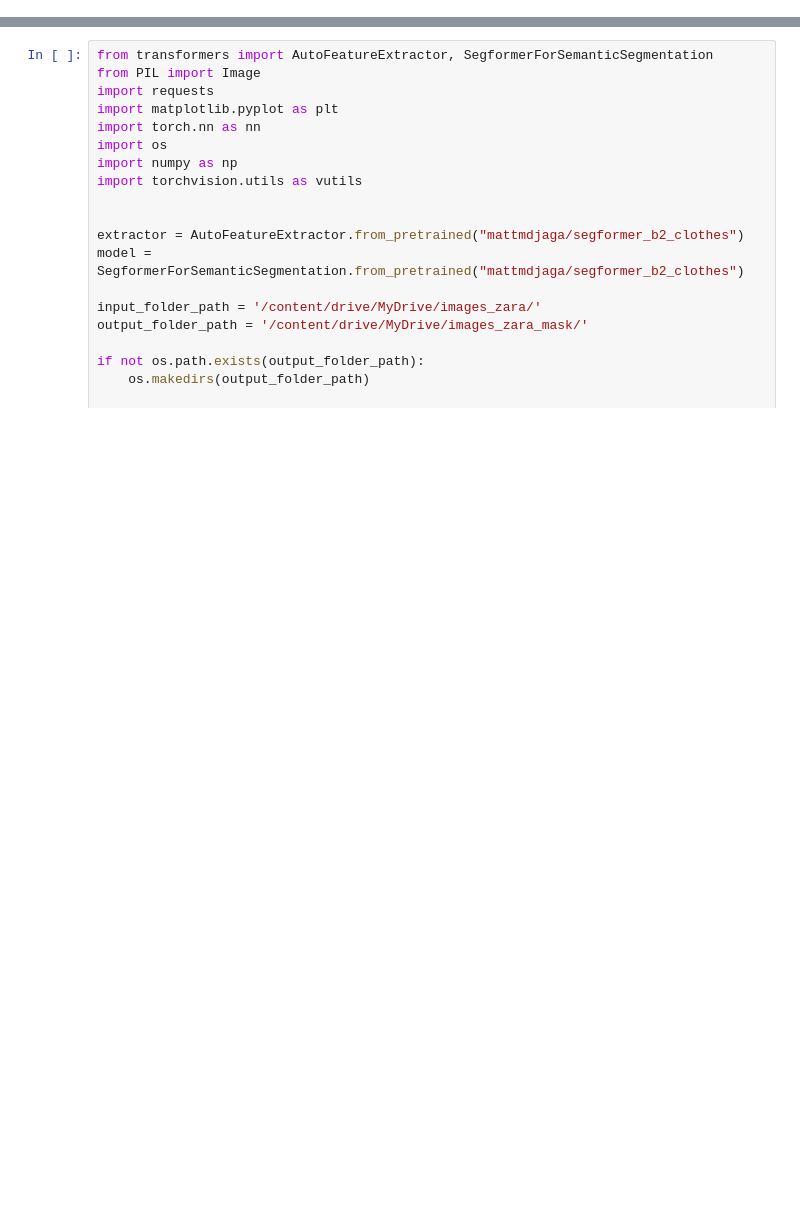
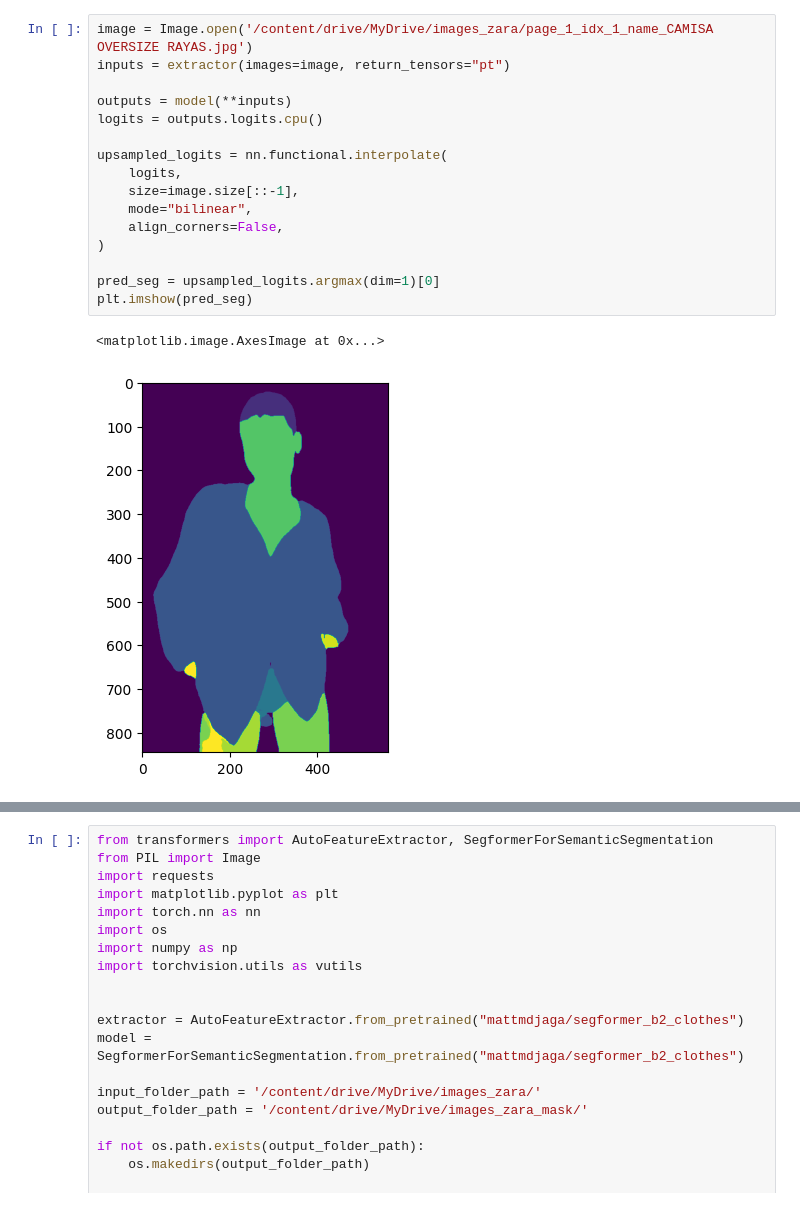
Before and after one commit to aimedvedeva/zara_blouses_generation, a Jupyter notebook: pretrained_segmentation_zara.ipynb, the cells around one changed output, grey strips where cells are left out. Cells and saved outputs as stored; diff of their text form; blank space fills up the shorter version.

```diff
--- a/pretrained_segmentation_zara.ipynb
+++ b/pretrained_segmentation_zara.ipynb
@@ -13,3 +54,22 @@ ModuleNotFoundError: No module named 'torch'
+# %%
+image = Image.open('/content/drive/MyDrive/images_zara/page_1_idx_1_name_CAMISA OVERSIZE RAYAS.jpg')
+inputs = extractor(images=image, return_tensors="pt")
+
+outputs = model(**inputs)
+logits = outputs.logits.cpu()
+
+upsampled_logits = nn.functional.interpolate(
+    logits,
+    size=image.size[::-1],
+    mode="bilinear",
+    align_corners=False,
+)
+
+pred_seg = upsampled_logits.argmax(dim=1)[0]
+plt.imshow(pred_seg)
+# %% [output]
+<matplotlib.image.AxesImage at 0x...>
+[figure, added]
 # %%
 from transformers import AutoFeatureExtractor, SegformerForSemanticSegmentation
 from PIL import Image
```
Also changed, not shown: parts of 6 cells of this notebook, 1 other file.
